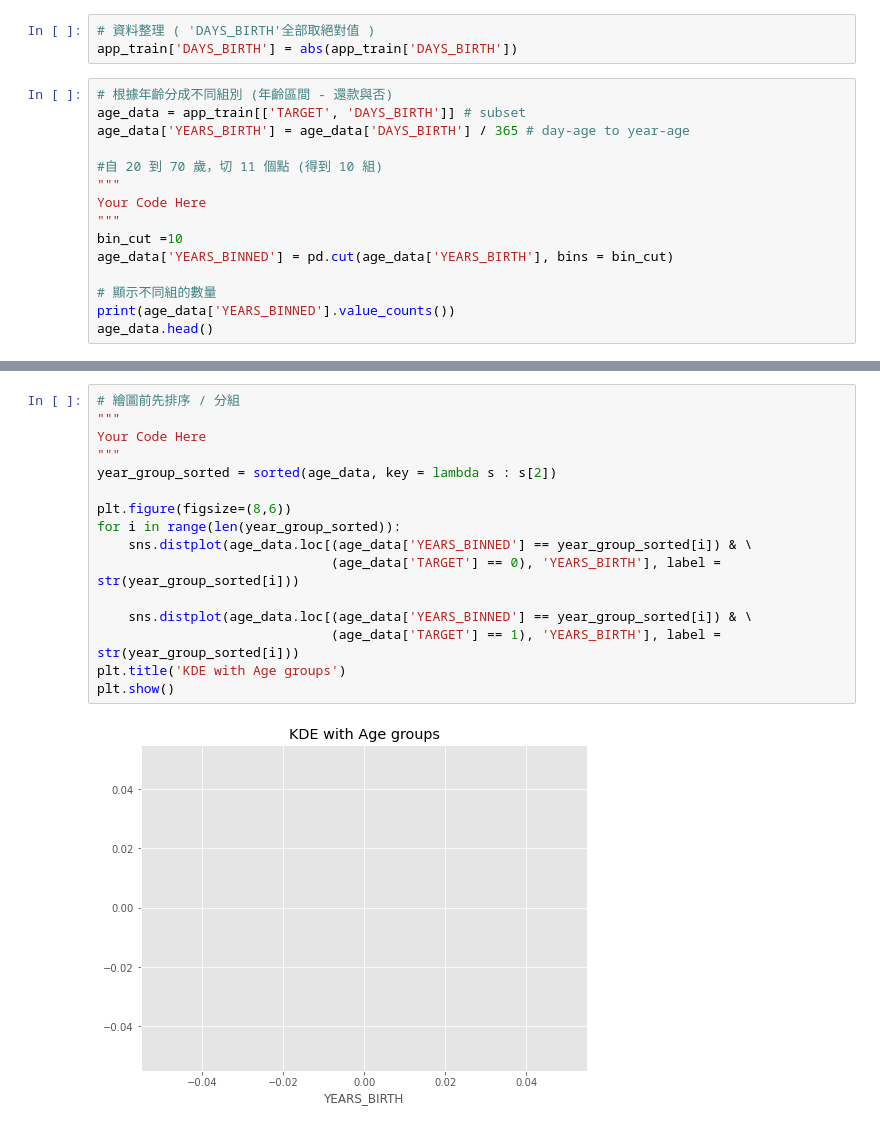
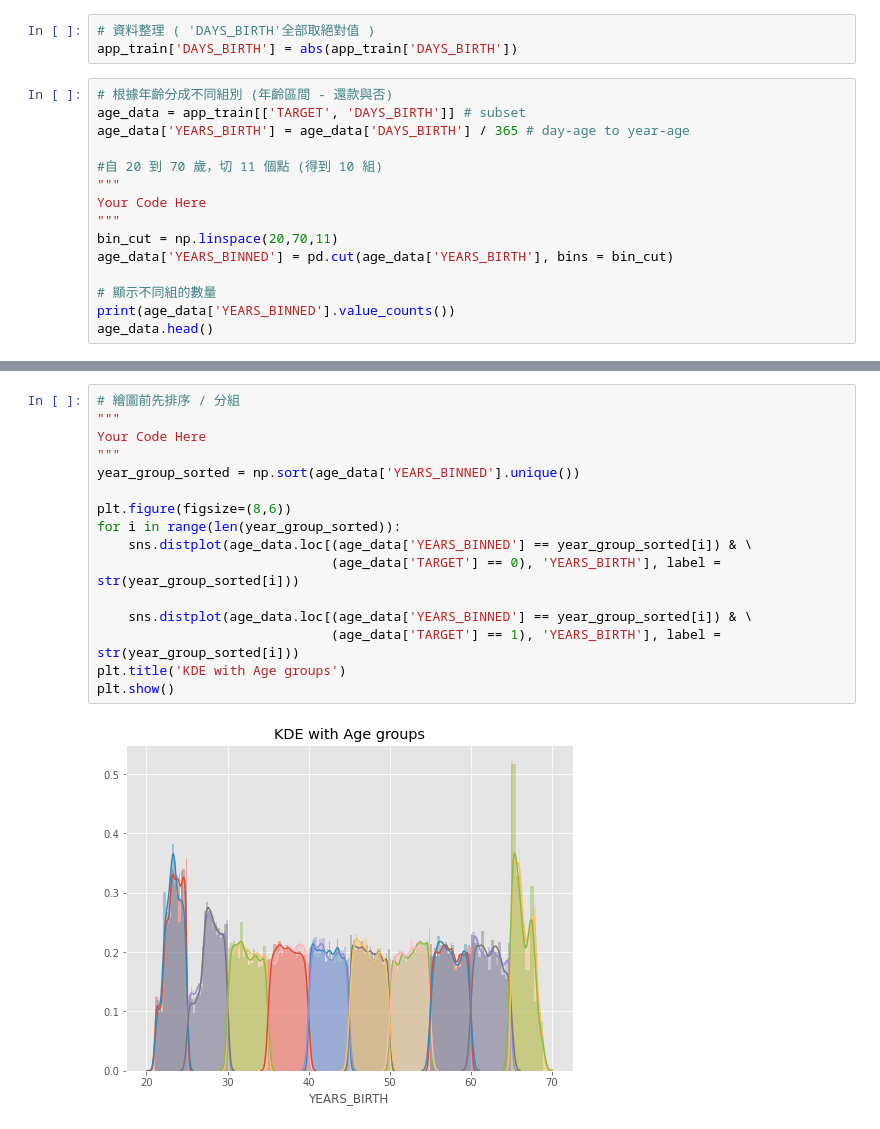
Before and after one commit to dj94xk41234/ML100Days, a Jupyter notebook: homework/Day_016_HW.ipynb, the cells around one changed output, grey strips where cells are left out. Saved outputs shown, nothing was run; the diff lists cells and outputs as text.

```diff
--- a/homework/Day_016_HW.ipynb
+++ b/homework/Day_016_HW.ipynb
@@ -55,7 +55,7 @@ age_data['YEARS_BIRTH'] = age_data['DAYS_BIRTH'] / 365 # day-age to year-age
 """
 Your Code Here
 """
-bin_cut =10
+bin_cut = np.linspace(20,70,11)
 age_data['YEARS_BINNED'] = pd.cut(age_data['YEARS_BIRTH'], bins = bin_cut)
 
 # 顯示不同組的數量
@@ -82,21 +82,21 @@ Name: YEARS_BINNED, dtype: int64
 # %%
 # 繪圖前先排序 / 分組
 """
 Your Code Here
 """
-year_group_sorted = sorted(age_data, key = lambda s : s[2])
+year_group_sorted = np.sort(age_data['YEARS_BINNED'].unique())
 
 plt.figure(figsize=(8,6))
 for i in range(len(year_group_sorted)):
     sns.distplot(age_data.loc[(age_data['YEARS_BINNED'] == year_group_sorted[i]) & \
                               (age_data['TARGET'] == 0), 'YEARS_BIRTH'], label = str(year_group_sorted[i]))
 
     sns.distplot(age_data.loc[(age_data['YEARS_BINNED'] == year_group_sorted[i]) & \
                               (age_data['TARGET'] == 1), 'YEARS_BIRTH'], label = str(year_group_sorted[i]))
 plt.title('KDE with Age groups')
 plt.show()
 # %% [output]
-[figure, old version]
+[figure, new version]
 # %%
 year_group_sorted
 # %% [output]
```
Also changed, not shown: parts of 4 cells of this notebook.
